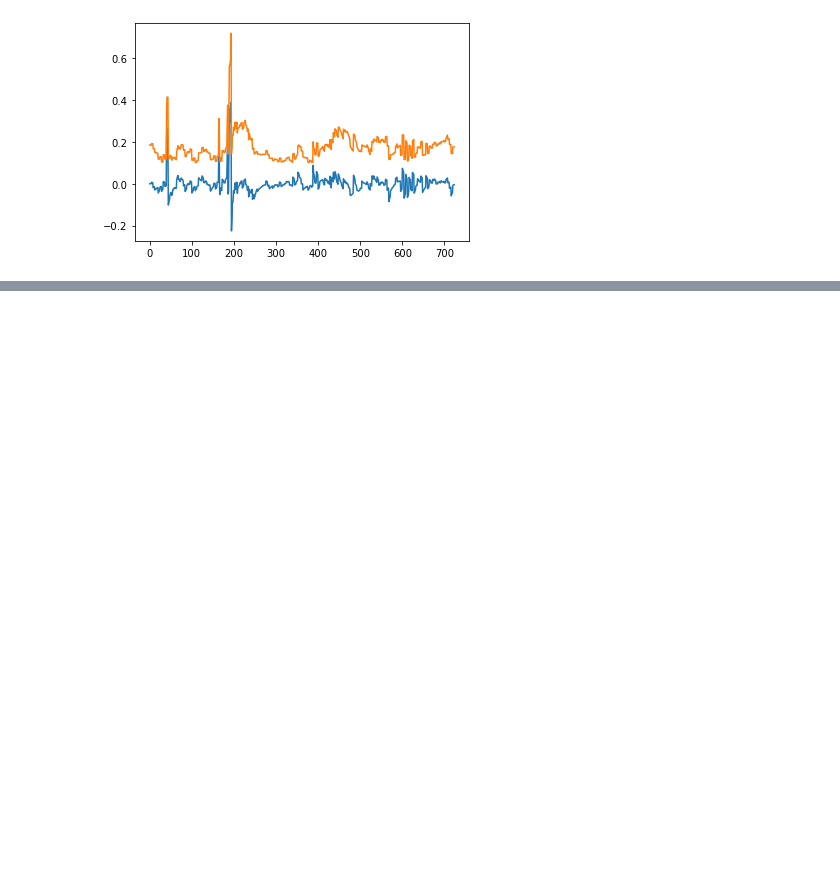
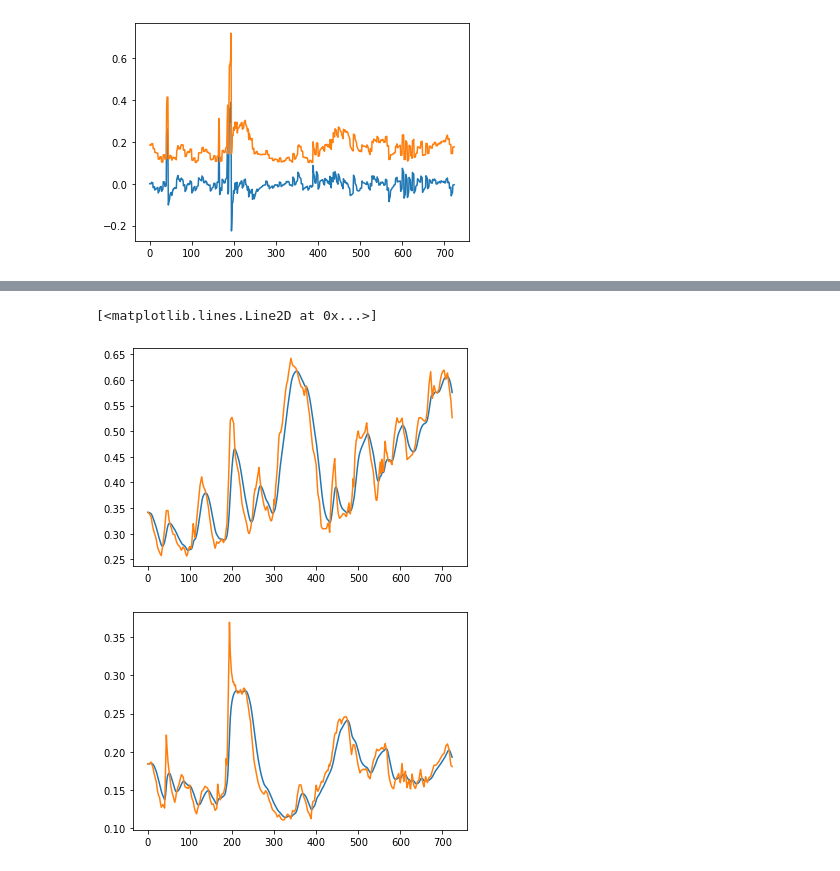
Before and after one commit to kootsoop/DSP.SE, a Jupyter notebook: Python/Q83666/Q83666-random-gaussian-noise-estimation-from-a-given-trajectory.ipynb, the cells around one changed output, grey strips where cells are left out. Drawn from its saved outputs; the diff is of its cells as text; code cells hidden in the pictures; blank space fills up the shorter version.

```diff
--- a/Python/Q83666/Q83666-random-gaussian-noise-estimation-from-a-given-trajectory.ipynb
+++ b/Python/Q83666/Q83666-random-gaussian-noise-estimation-from-a-given-trajectory.ipynb
@@ -49,0 +66,22 @@ plt.plot(vb)
+# %%
+alpha = 0.9
+
+vf_corrected_smooth = np.zeros(len(vf_corrected))
+vb_corrected_smooth = np.zeros(len(vb_corrected))
+vf_corrected_smooth[0] = vf_corrected[0]
+vb_corrected_smooth[0] = vb_corrected[0]
+for idx in np.arange(len(vf)-1) + 1:
+    vf_corrected_smooth[idx] = alpha*vf_corrected_smooth[idx-1] + (1-alpha)*vf_corrected[idx]
+    vb_corrected_smooth[idx] = alpha*vb_corrected_smooth[idx-1] + (1-alpha)*vb_corrected[idx]
+
+plt.figure(1)
+plt.plot(vf_corrected_smooth)
+plt.plot(vf_corrected)
+
+plt.figure(2)
+plt.plot(vb_corrected_smooth)
+plt.plot(vb_corrected)
+# %% [output]
+[<matplotlib.lines.Line2D at 0x...>]
+[figure, added]
+[figure, added]
```
Also changed, not shown: parts of 2 cells of this notebook, 2 other files.
